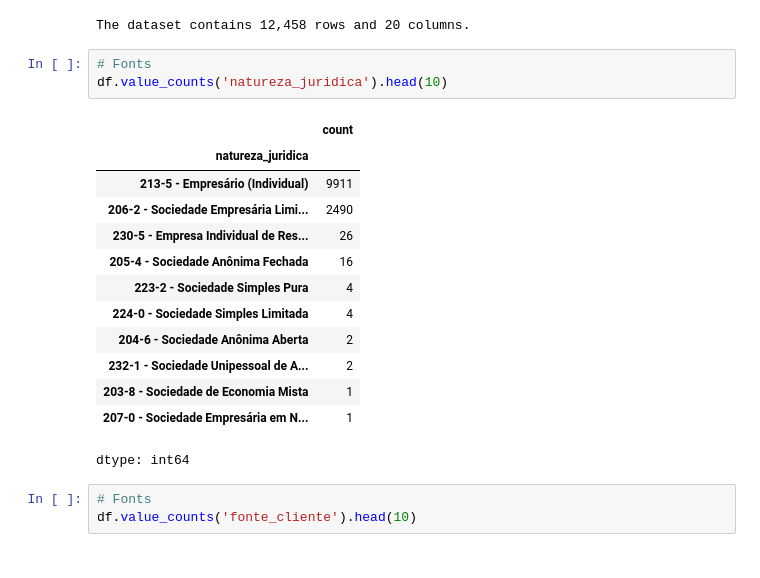
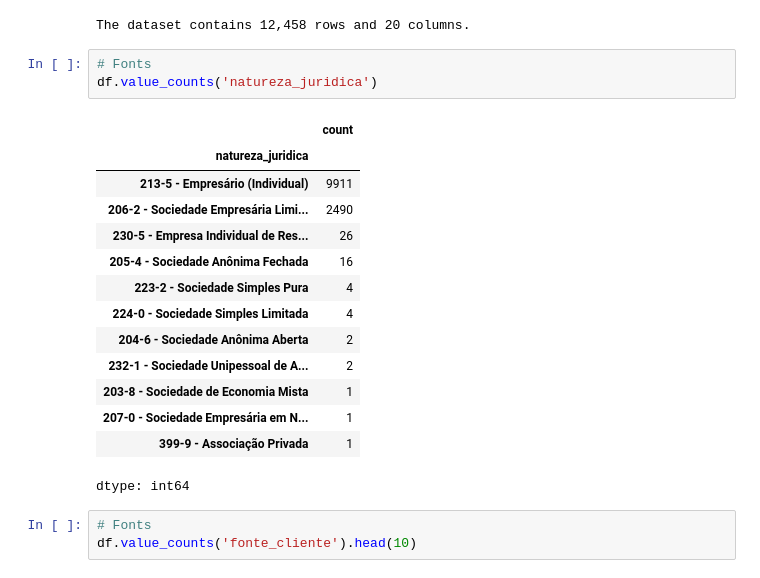
Before and after one commit to pdrzxzz/risk-score-praso, a Jupyter notebook: notebook/risk_score_praso.ipynb, the cells around one changed output. Saved outputs shown, nothing was run; the diff lists cells and outputs as text.

```diff
--- a/notebook/risk_score_praso.ipynb
+++ b/notebook/risk_score_praso.ipynb
@@ -54,20 +57,21 @@ print(f"The dataset contains {df.shape[0]:,} rows and {df.shape[1]:,} columns.")
 The dataset contains 12,458 rows and 20 columns.
 # %%
 # Fonts
-df.value_counts('natureza_juridica').head(10)
+df.value_counts('natureza_juridica')
 # %% [output]
 |  | count |
 | natureza_juridica |  |
 | 213-5 - Empresário (Individual) | 9911 |
 | 206-2 - Sociedade Empresária Limi... | 2490 |
 | 230-5 - Empresa Individual de Res... | 26 |
 | 205-4 - Sociedade Anônima Fechada | 16 |
 | 223-2 - Sociedade Simples Pura | 4 |
 | 224-0 - Sociedade Simples Limitada | 4 |
 | 204-6 - Sociedade Anônima Aberta | 2 |
 | 232-1 - Sociedade Unipessoal de A... | 2 |
 | 203-8 - Sociedade de Economia Mista | 1 |
 | 207-0 - Sociedade Empresária em N... | 1 |
+| 399-9 - Associação Privada | 1 |
 dtype: int64
 # %%
 # Fonts
```
Also changed, not shown: parts of 55 cells of this notebook.
